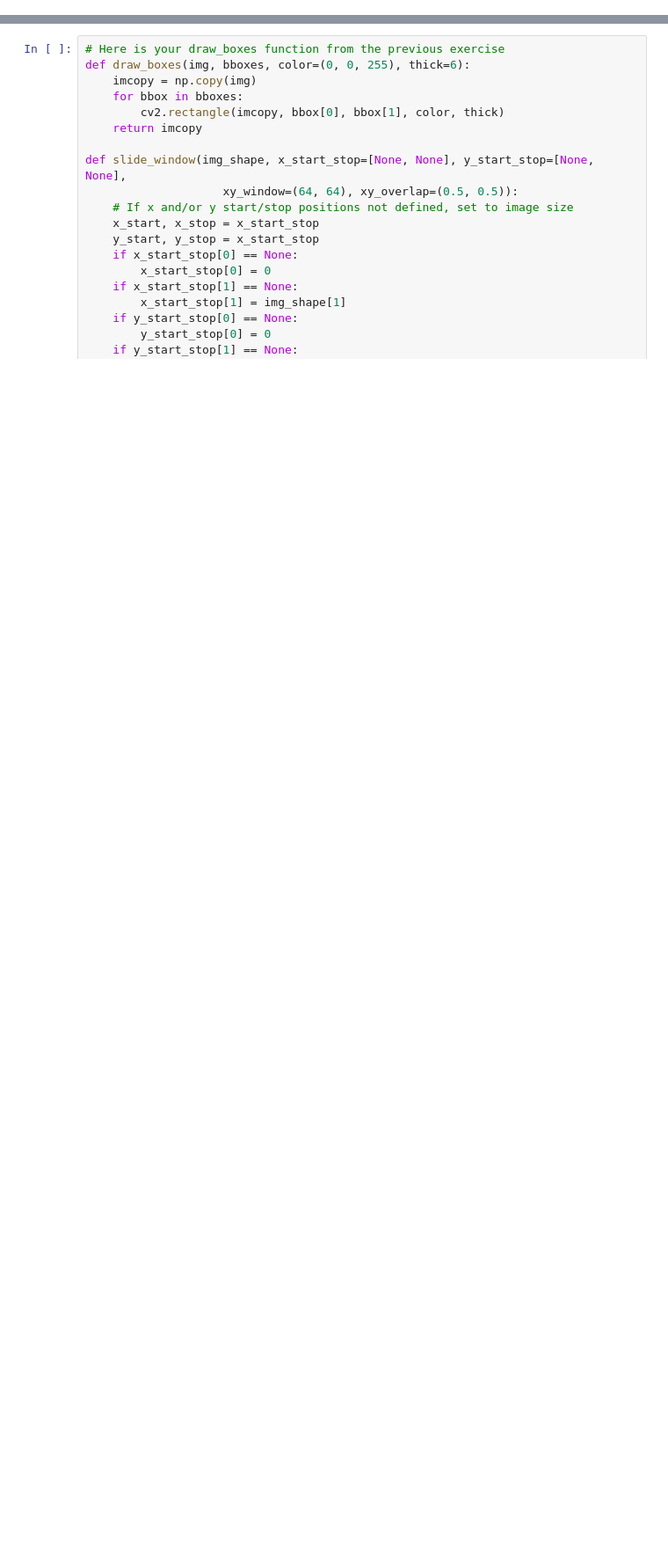
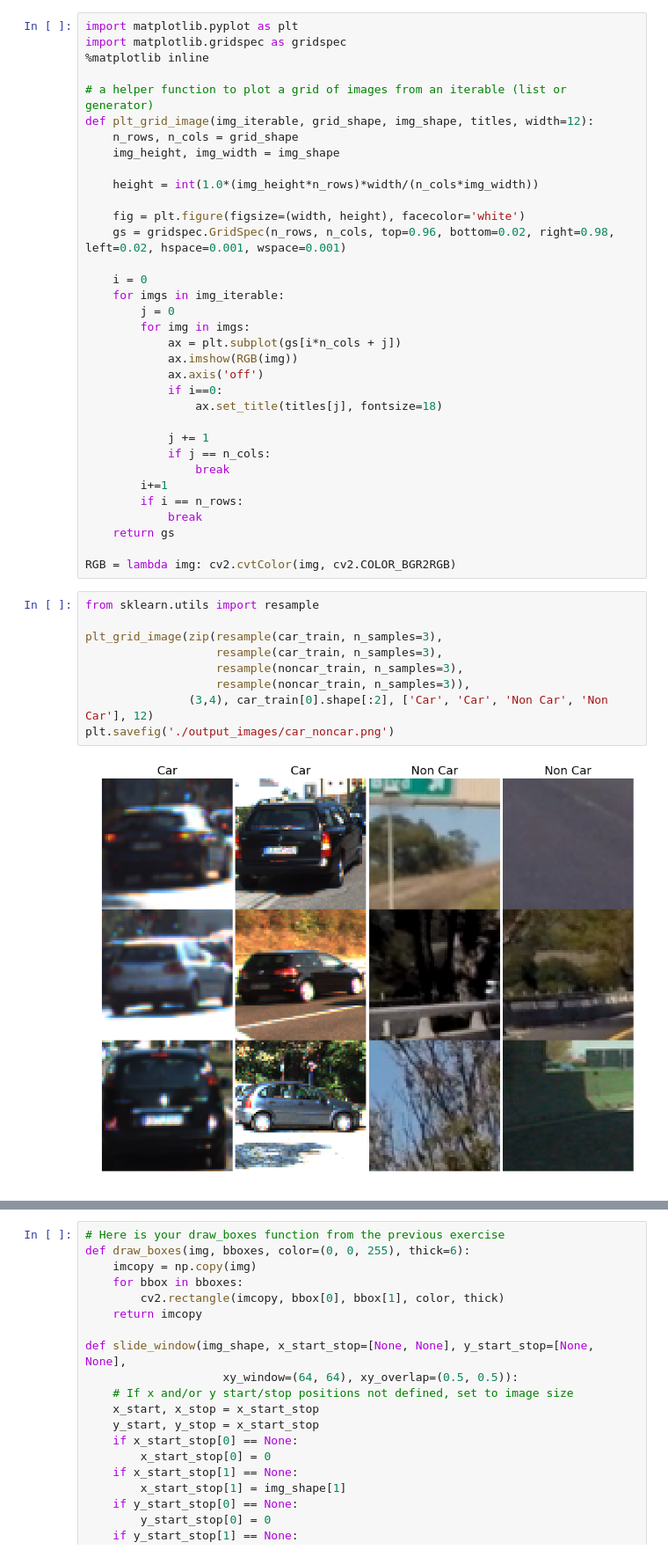
Before and after one commit to 9mat/CarND-Vehicle-Detection, a Jupyter notebook: vehdect.ipynb, the cells around one changed output, grey strips where cells are left out. Shown at 88% size. Cells and saved outputs as stored; diff of their text form; blank space fills up the shorter version.

```diff
--- a/vehdect.ipynb
+++ b/vehdect.ipynb
@@ -42 +50,46 @@ noncar_test = noncar_test.reshape(-1,*noncar_test.shape[-3:])
+# %%
+import matplotlib.pyplot as plt
+import matplotlib.gridspec as gridspec
+%matplotlib inline
+
+# a helper function to plot a grid of images from an iterable (list or generator)
+def plt_grid_image(img_iterable, grid_shape, img_shape, titles, width=12):
+    n_rows, n_cols = grid_shape
+    img_height, img_width = img_shape
+
+    height = int(1.0*(img_height*n_rows)*width/(n_cols*img_width))
+
+    fig = plt.figure(figsize=(width, height), facecolor='white')
+    gs = gridspec.GridSpec(n_rows, n_cols, top=0.96, bottom=0.02, right=0.98, left=0.02, hspace=0.001, wspace=0.001)
+
+    i = 0
+    for imgs in img_iterable:
+        j = 0
+        for img in imgs:
+            ax = plt.subplot(gs[i*n_cols + j])
+            ax.imshow(RGB(img))
+            ax.axis('off')
+            if i==0:
+                ax.set_title(titles[j], fontsize=18)
+
+            j += 1
+            if j == n_cols:
+                break
+        i+=1
+        if i == n_rows:
+            break
+    return gs
+
+RGB = lambda img: cv2.cvtColor(img, cv2.COLOR_BGR2RGB)
+# %%
+from sklearn.utils import resample
+
+plt_grid_image(zip(resample(car_train, n_samples=3),
+                   resample(car_train, n_samples=3),
+                   resample(noncar_train, n_samples=3),
+                   resample(noncar_train, n_samples=3)),
+               (3,4), car_train[0].shape[:2], ['Car', 'Car', 'Non Car', 'Non Car'], 12)
+plt.savefig('./output_images/car_noncar.png')
+# %% [output]
+[figure, added]
 # %%
```
Also changed, not shown: parts of 44 cells of this notebook, 2 other files.
